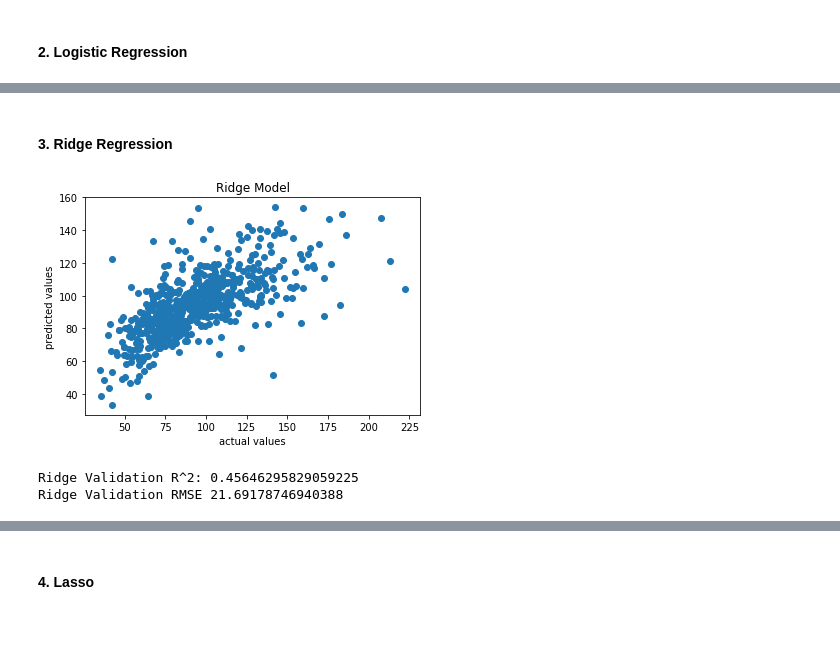
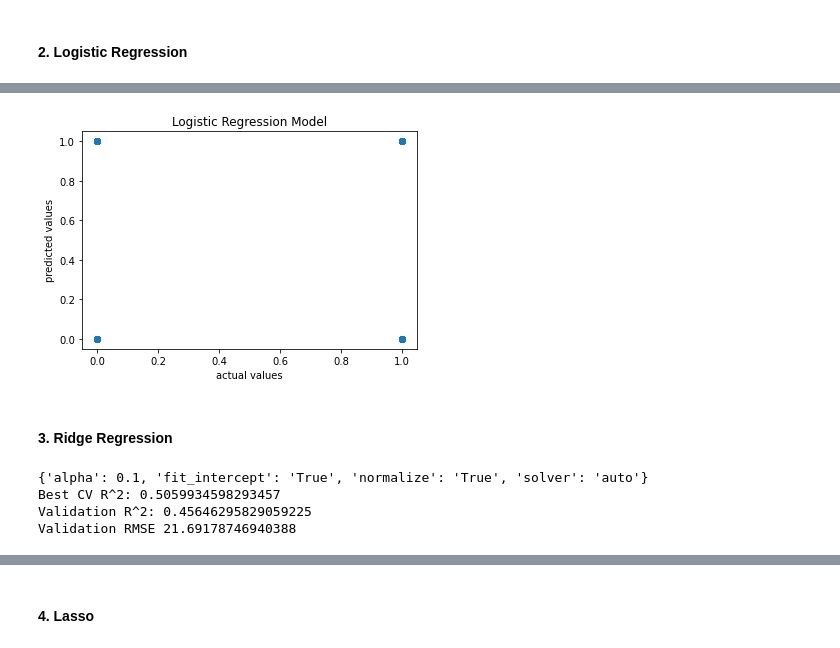
Before and after one commit to yaelnidam/CSS_Project2_Team1_Fall2020, a Jupyter notebook: project2.ipynb, the cells around one changed output, grey strips where cells are left out. Cells and saved outputs as stored; diff of their text form; code cells hidden in the pictures.

```diff
--- a/project2.ipynb
+++ b/project2.ipynb
@@ -580,14 +608,10 @@ Logistic RMSE:  0.47780311838213374
 # %% [markdown]
 Below we tune the hyperparameters of the Logistic Regression model
 # %%
-#param_grid = {'fit_intercept': ['True', 'False']}
-#log_grid_reg = GridSearchCV(log_reg, param_grid, cv=3, iid=False)
-#log_grid_reg.fit(X_train1, y_train1)
+# 6. Tune Hyperparameters
+param_grid = {'fit_intercept': [True, False]}
+log_grid_reg = GridSearchCV(log_reg, param_grid, cv=3, iid=False)
+log_grid_reg.fit(X_train1, y_train1)
 
-#best_index = np.argmax(log_grid_reg.cv_results_["mean_test_score"])
-#best_log_pred = log_grid_reg.best_estimator_.predict(X_train1)
-
-#print(log_grid_reg.cv_results_["params"][best_index])
-#print('Best CV R^2:', max(log_grid_reg.cv_results_["mean_test_score"]))
-#print('Training R^2:', log_grid_reg.score(X_train1, y_train1))
-#print('Training RMSE', rmse(best_log_pred, y_train1))
+# print out the best hyperparameters
+best_index = np.argmax(log_grid_reg.cv_results_["mean_test_score"])
@@ -772,22 +807,26 @@ Logistic Validation RMSE 96.7927292614939
+# %%
+# plot the predictions
+plt.scatter(x = y_validate1, y = best_log_pred)
+plt.title('Logistic Regression Model')
+plt.xlabel('actual values')
+plt.ylabel('predicted values')
+plt.show()
+# %% [output]
+[figure, added]
 # %% [markdown]
 #### 3. Ridge Regression
-# %%
-# Predict on the validation set
-#ridge_model_validation = ridge_model.predict(X_validate)
-ridge_model_validation = ridge_grid_reg.predict(X_validate)
-# We test the original model and the model with the tuned hyperparameters on the validation set.
-# We find out that the tuned model has a smaller rmse.
-
-# plot the predictions
-plt.scatter(y_validate, ridge_model_validation)
-plt.title('Ridge Model')
-plt.xlabel('actual values')
-plt.ylabel('predicted values')
-plt.show()
-
-print('Ridge Validation R^2:', ridge_grid_reg.score(X_validate, y_validate))
-print('Ridge Validation RMSE', rmse(ridge_model_validation, y_validate))
-# %% [output]
-[figure, removed]
-Ridge Validation R^2: 0.45646295829059225
-Ridge Validation RMSE 21.69178746940388
+# %%
+# print best hyperparameters
+print(ridge_grid_reg.cv_results_["params"][best_index])
+
+# predict on the validation set
+best_ridge_pred = ridge_grid_reg.best_estimator_.predict(X_validate)
+
+print('Best CV R^2:', max(ridge_grid_reg.cv_results_["mean_test_score"]))
+print('Validation R^2:', ridge_grid_reg.score(X_validate, y_validate))
+print('Validation RMSE', rmse(best_ridge_pred, y_validate))
+# %% [output]
+{'alpha': 0.1, 'fit_intercept': 'True', 'normalize': 'True', 'solver': 'auto'}
+Best CV R^2: 0.5059934598293457
+Validation R^2: 0.45646295829059225
+Validation RMSE 21.69178746940388
```
Also changed, not shown: parts of 53 cells of this notebook.
